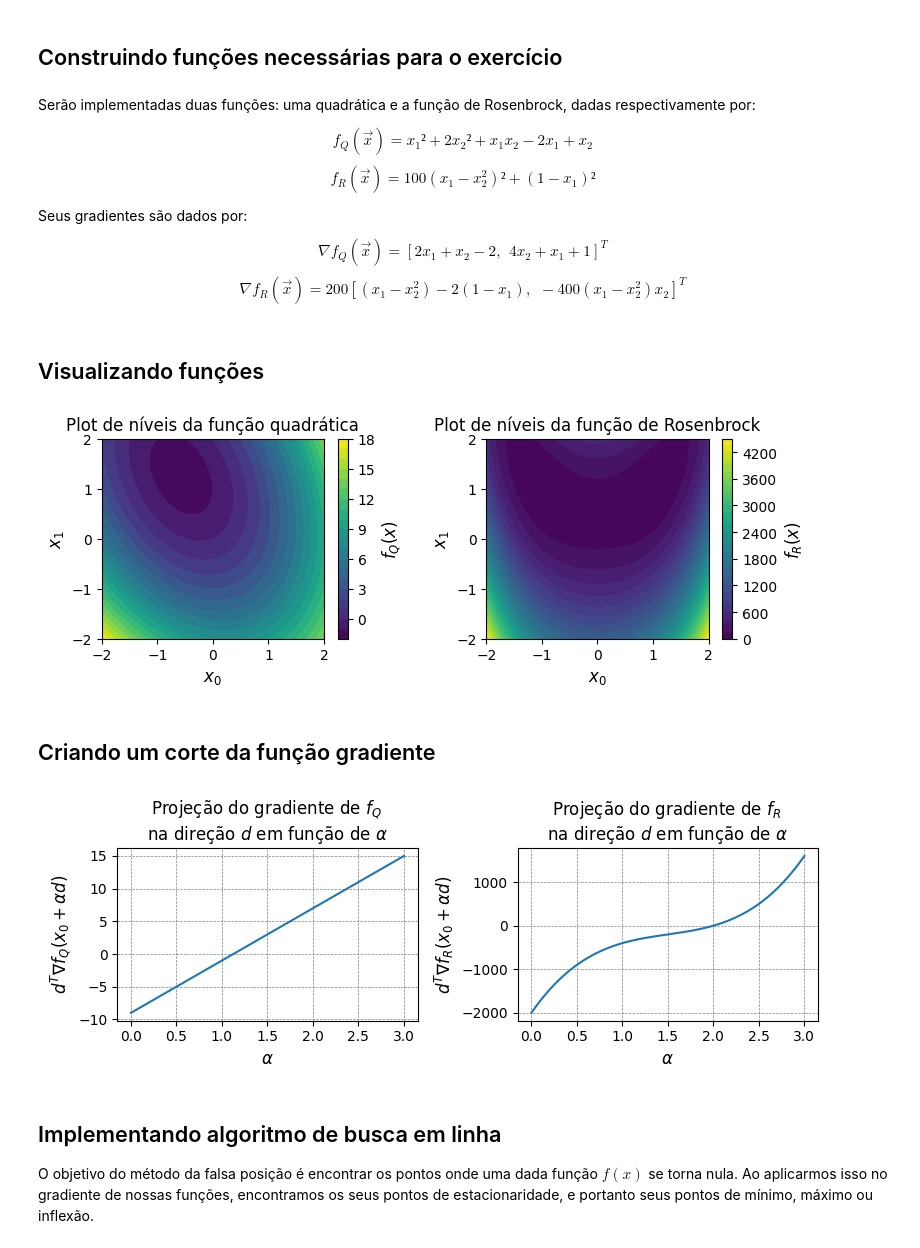
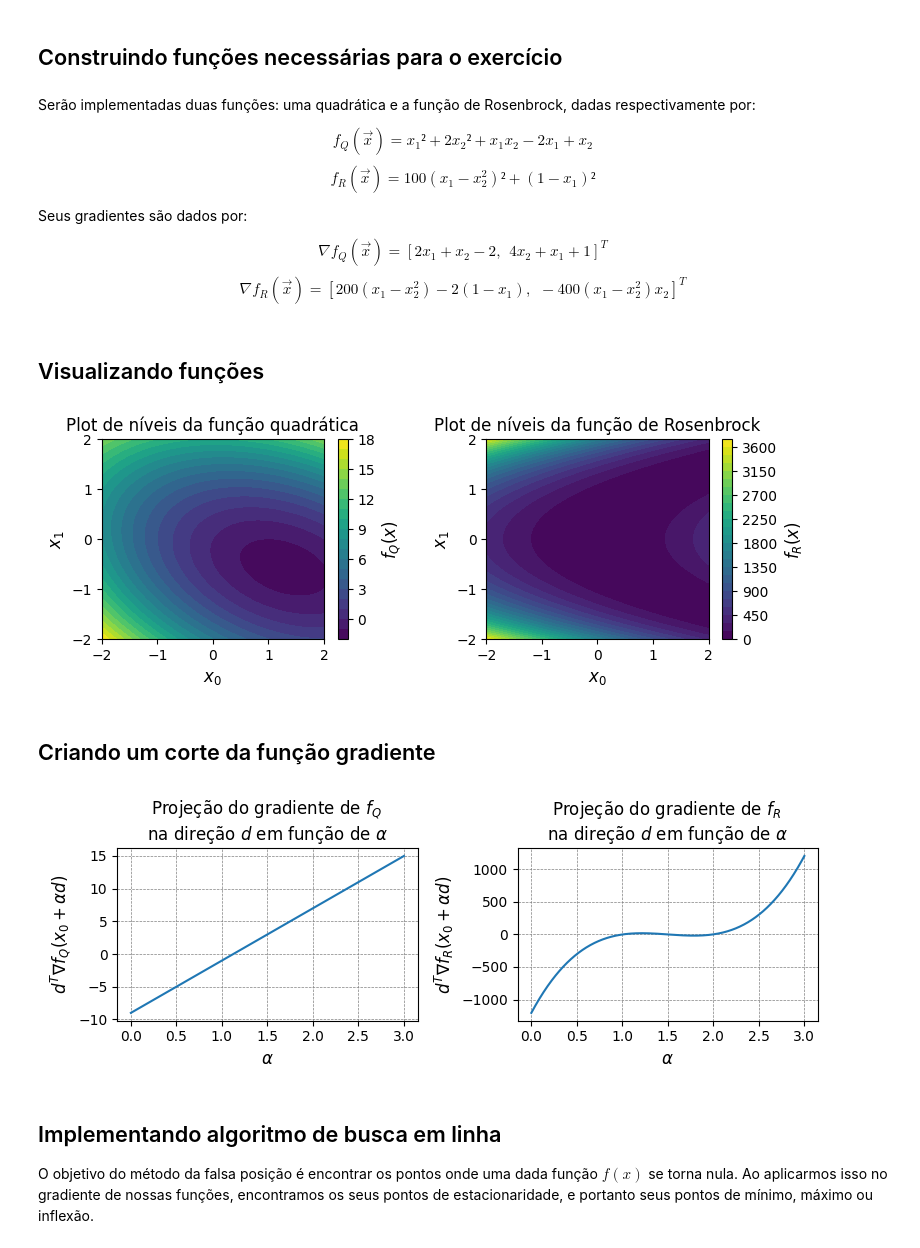
Before and after one commit to arthurkenzo/tarefas_IA543, a Jupyter notebook: tarefa1.ipynb, the cells around one changed output. Cells and saved outputs as stored; diff of their text form; code cells hidden in the pictures.

Commit message:
Finalizada implementação da descida de gradiente.

```diff
--- a/tarefa1.ipynb
+++ b/tarefa1.ipynb
@@ -19,27 +19,27 @@ $$ f_R(\vec{x}) = 100(x_1 - x_2^2)² + (1 - x_1)² $$
 Seus gradientes são dados por:
 
 $$ \nabla f_Q(\vec{x}) = [2x_1 + x_2 - 2,\hspace{5pt} 4x_2 + x_1 + 1]^T$$
-$$ \nabla f_R(\vec{x}) = 200[(x_1 - x_2^2) -2(1 - x_1),\hspace{5pt} -400(x_1 - x_2^2)x_2]^T$$
+$$ \nabla f_R(\vec{x}) = [ 200(x_1 - x_2^2) -2(1 - x_1),\hspace{5pt} -400(x_1 - x_2^2)x_2]^T$$
 # %%
 # Calculando o valor de apenas um ponto do domínio das funções e gradientes
 def _fR(x:np.ndarray):
-    return 100*( (x[0] - x[1]**2)**2 + (1 - x[0])**2 )
+    return 100*( (x[0] - x[1]**2)**2) + (1 - x[0])**2
 
 def _fQ(x:np.ndarray):
 
     Q = np.array([[2, 1], [1, 4]])
-    b = np.array([-1, 1])
+    b = np.array([-2, 1])
 
-    return (1/2)*x.T @ Q @ x + b.t @ x
+    return (1/2)*x.T @ Q @ x + b.T @ x
 
 def _grad_fR(x:np.ndarray):
-    return np.array([200*( (x[0] - x[1]**2) - 2*(1 - x[0]) ),
+    return np.array([200*( (x[0] - x[1]**2)) - 2*(1 - x[0]) ,
             -400*( (x[0] - x[1]**2)*x[1] )])
 
 def _grad_fQ(x:np.ndarray):
 
     Q = np.array([[2, 1], [1, 4]])
-    b = np.array([-1, 1])
+    b = np.array([-2, 1])
 
     return Q @ x + b
 
@@ -66,14 +66,14 @@ def fR(x0:np.ndarray, x1:np.ndarray):
     functionValues = np.zeros((x0.size, x1.size))
     for i in range(x0.size):
         for j in range(x1.size):
-            functionValues[i, j] = _fR([x0[i], x1[j]])
+            functionValues[j, i] = _fR(np.array([x0[i], x1[j]]))
     return functionValues
 
 def fQ(x0:np.ndarray, x1:np.ndarray):
     functionValues = np.zeros((x0.size, x1.size))
     for i in range(x0.size):
         for j in range(x1.size):
-            functionValues[i, j] = _fQ([x0[i], x1[j]])
+            functionValues[j, i] = _fQ(np.array([x0[i], x1[j]]))
     return functionValues
 # %% [markdown]
 ## Visualizando funções
@@ -81,6 +81,7 @@ def fQ(x0:np.ndarray, x1:np.ndarray):
 # Calculando valores das funções
 x0 = np.linspace(-2, 2, 1000)
 x1 = np.linspace(-2, 2, 1000)
+
 functionValuesQ = fQ(x0, x1)
 functionValuesR = fR(x0, x1)
 
@@ -108,46 +109,46 @@ ax2.axis('tight')
 plt.tight_layout()
 plt.show()
 # %% [output]
-[figure, old version]
+[figure, new version]
 # %% [markdown]
 ## Criando um corte da função gradiente
 # %%
 # Calculando valores das funções
 alphas = np.linspace(0, 3, 1000)
-direction = np.array([1,1])
+directionQuadratic = np.array([1,1])
 shift = np.array([-1,-1])
-points = np.array([alpha * direction + shift for alpha in alphas])
+points = np.array([alpha * directionQuadratic + shift for alpha in alphas])
 
-quadraticGradientCut = partial(quadraticGradientCut, shift=shift, direction=direction)
-rosenbrockGradientCut = partial(rosenbrockGradientCut, shift=shift, direction=direction)
+quadraticGradientCut = partial(quadraticGradientCut, shift=shift, direction=directionQuadratic)
+rosenbrockGradientCut = partial(rosenbrockGradientCut, shift=shift, direction=directionQuadratic)
 
 quadraticGradientValues = np.array([quadraticGradientCut(alpha=alpha) for alpha in alphas])
 rosenbrockGradientValues = np.array([rosenbrockGradientCut(alpha=alpha) for alpha in alphas])
 
 
 # Criando plot
 fig, (ax1, ax2) = plt.subplots(1, 2, figsize=(8, 3))
 
 # Plot da função quadrática
 ax1.grid(color='gray', linestyle='--', linewidth=0.5, zorder=1)
 ax1.plot(alphas, quadraticGradientValues, zorder=2)
 ax1.set_xlabel('$\\alpha$', fontsize=12)
 ax1.set_ylabel('$d^{T}\\nabla f_Q(x_0 + \\alpha d)$', fontsize=12)
 ax1.set_title('Projeção do gradiente de $f_Q$ \nna direção $d$ em função de $\\alpha$', fontsize=12)
 ax1.axis('tight')
 
 # Plot da função de Rosenbrock
 ax2.grid(color='gray', linestyle='--', linewidth=0.5, zorder=1)
 ax2.plot(alphas, rosenbrockGradientValues, zorder=2)
 ax2.set_xlabel('$\\alpha$', fontsize=12)
 ax2.set_ylabel('$d^{T}\\nabla f_R(x_0 + \\alpha d)$', fontsize=12)
 ax2.set_title('Projeção do gradiente de $f_R$ \nna direção $d$ em função de $\\alpha$', fontsize=12)
 ax2.axis('tight')
 
 plt.tight_layout()
 plt.show()
 # %% [output]
-[figure, old version]
+[figure, new version]
 # %% [markdown]
 ## Implementando algoritmo de busca em linha
 
```
Also changed, not shown: parts of 5 cells of this notebook.
